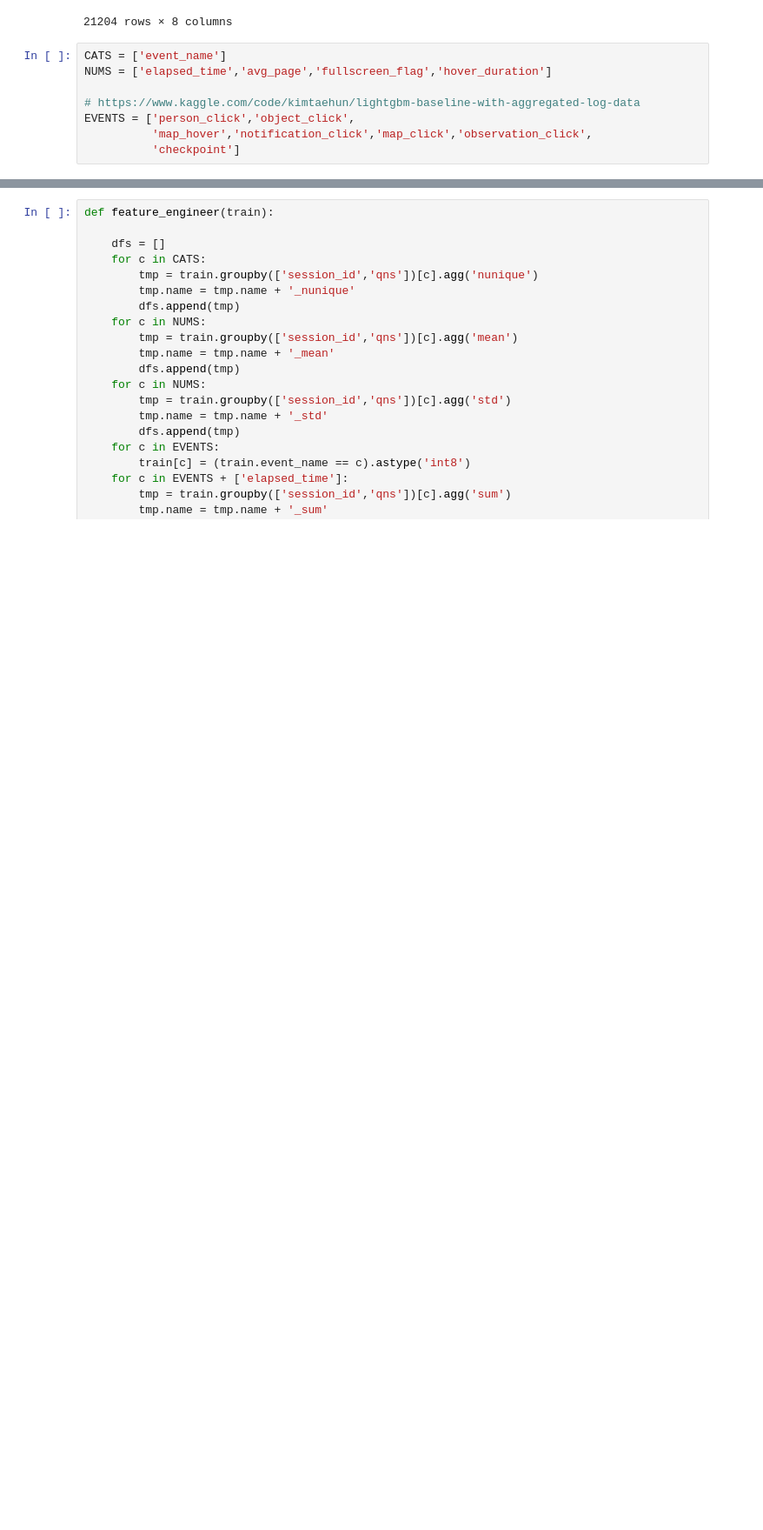
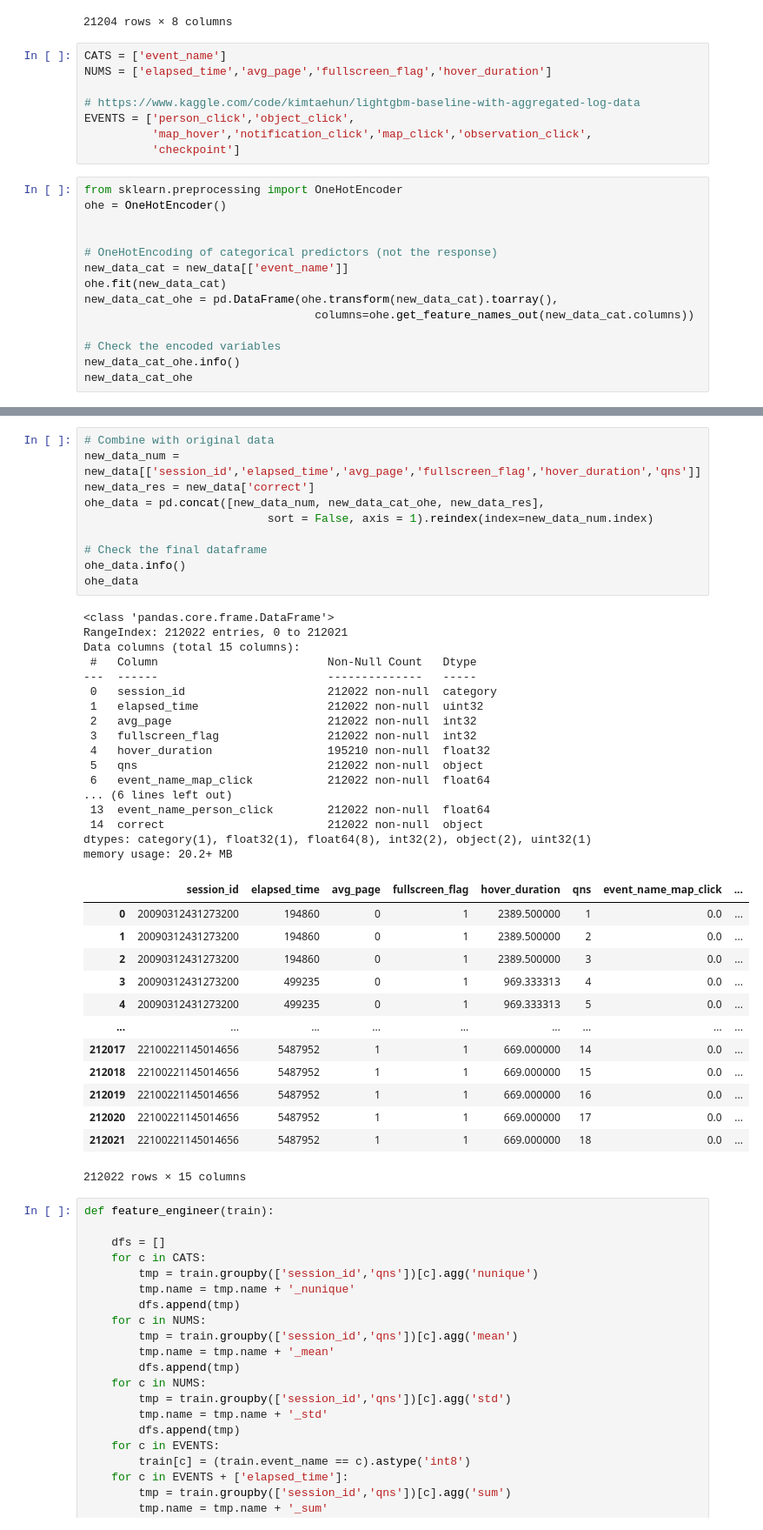
Before and after one commit to sssstforest/SC1015-Group-2, a Jupyter notebook: XGBoost_rough.ipynb, the cells around one changed output, grey strips where cells are left out. Shown at 87% size. Cells and saved outputs as stored; diff of their text form; blank space fills up the shorter version.

```diff
--- a/XGBoost_rough.ipynb
+++ b/XGBoost_rough.ipynb
@@ -718,3 +718,17 @@ NUMS = ['elapsed_time','avg_page','fullscreen_flag','hover_duration']
 EVENTS = ['person_click','object_click',
           'map_hover','notification_click','map_click','observation_click',
           'checkpoint']
+# %%
+from sklearn.preprocessing import OneHotEncoder
+ohe = OneHotEncoder()
+
+
+# OneHotEncoding of categorical predictors (not the response)
+new_data_cat = new_data[['event_name']]
+ohe.fit(new_data_cat)
+new_data_cat_ohe = pd.DataFrame(ohe.transform(new_data_cat).toarray(),
+                                  columns=ohe.get_feature_names_out(new_data_cat.columns))
+
+# Check the encoded variables
+new_data_cat_ohe.info()
+new_data_cat_ohe
@@ -721,3 +764,44 @@ EVENTS = ['person_click','object_click',
+# %%
+# Combine with original data
+new_data_num = new_data[['session_id','elapsed_time','avg_page','fullscreen_flag','hover_duration','qns']]
+new_data_res = new_data['correct']
+ohe_data = pd.concat([new_data_num, new_data_cat_ohe, new_data_res],
+                           sort = False, axis = 1).reindex(index=new_data_num.index)
+
+# Check the final dataframe
+ohe_data.info()
+ohe_data
+# %% [output]
+<class 'pandas.core.frame.DataFrame'>
+RangeIndex: 212022 entries, 0 to 212021
+Data columns (total 15 columns):
+ #   Column                         Non-Null Count   Dtype
+---  ------                         --------------   -----
+ 0   session_id                     212022 non-null  category
+ 1   elapsed_time                   212022 non-null  uint32
+ 2   avg_page                       212022 non-null  int32
+ 3   fullscreen_flag                212022 non-null  int32
+ 4   hover_duration                 195210 non-null  float32
+ 5   qns                            212022 non-null  object
+ 6   event_name_map_click           212022 non-null  float64
+... (6 lines left out)
+ 13  event_name_person_click        212022 non-null  float64
+ 14  correct                        212022 non-null  object
+dtypes: category(1), float32(1), float64(8), int32(2), object(2), uint32(1)
+memory usage: 20.2+ MB
+|  | session_id | elapsed_time | avg_page | fullscreen_flag | hover_duration | qns | event_name_map_click | ... |
+| 0 | 20090312431273200 | 194860 | 0 | 1 | 2389.500000 | 1 | 0.0 | ... |
+| 1 | 20090312431273200 | 194860 | 0 | 1 | 2389.500000 | 2 | 0.0 | ... |
+| 2 | 20090312431273200 | 194860 | 0 | 1 | 2389.500000 | 3 | 0.0 | ... |
+| 3 | 20090312431273200 | 499235 | 0 | 1 | 969.333313 | 4 | 0.0 | ... |
+| 4 | 20090312431273200 | 499235 | 0 | 1 | 969.333313 | 5 | 0.0 | ... |
+| ... | ... | ... | ... | ... | ... | ... | ... | ... |
+| 212017 | 22100221145014656 | 5487952 | 1 | 1 | 669.000000 | 14 | 0.0 | ... |
+| 212018 | 22100221145014656 | 5487952 | 1 | 1 | 669.000000 | 15 | 0.0 | ... |
+| 212019 | 22100221145014656 | 5487952 | 1 | 1 | 669.000000 | 16 | 0.0 | ... |
+| 212020 | 22100221145014656 | 5487952 | 1 | 1 | 669.000000 | 17 | 0.0 | ... |
+| 212021 | 22100221145014656 | 5487952 | 1 | 1 | 669.000000 | 18 | 0.0 | ... |
+212022 rows × 15 columns
 # %%
 def feature_engineer(train):
 
```
Also changed, not shown: parts of 6 cells of this notebook.
